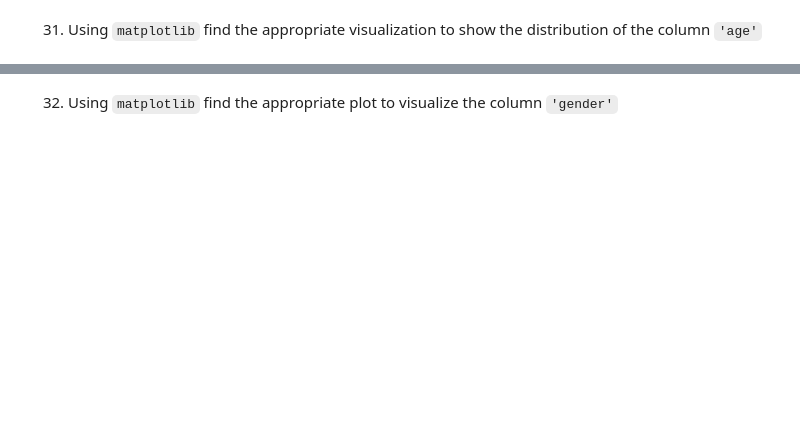
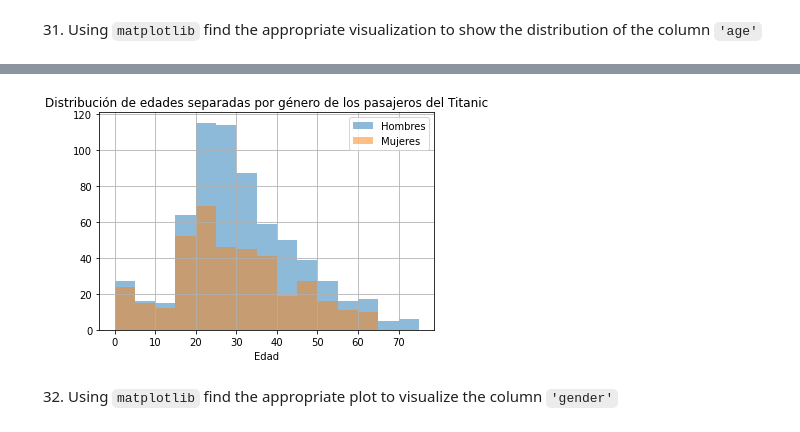
Before and after one commit to JMGONB/DS_0620, a Jupyter notebook: Semana_5/day5/exercises/pandas/titanic/Titanic-exercise.ipynb, the cells around one changed output, grey strips where cells are left out. Drawn from its saved outputs; the diff is of its cells as text; code cells hidden in the pictures; blank space fills up the shorter version.

```diff
--- a/Semana_5/day5/exercises/pandas/titanic/Titanic-exercise.ipynb
+++ b/Semana_5/day5/exercises/pandas/titanic/Titanic-exercise.ipynb
@@ -464,2 +691,14 @@ Hint: There were two people with the same name, who?
+# %%
+edad_hombres = titanic.age[titanic.sex == 'male']
+edad_mujeres = titanic.age[titanic.sex == 'female']
+# %%
+edad_hombres.hist(bins = np.arange(0,80,5),label = 'Hombres', alpha = 0.5)
+edad_mujeres.hist(bins = np.arange(0,80,5),label = 'Mujeres', alpha = 0.5)
+plt.title('Distribución de edades separadas por género de los pasajeros del Titanic')
+plt.xlabel('Edad')
+plt.legend()
+plt.show()
+# %% [output]
+[figure, added]
 # %% [markdown]
 32. Using `matplotlib` find the appropriate plot to visualize the column `'gender'`
```
Also changed, not shown: parts of 80 cells of this notebook, 3 other files.
